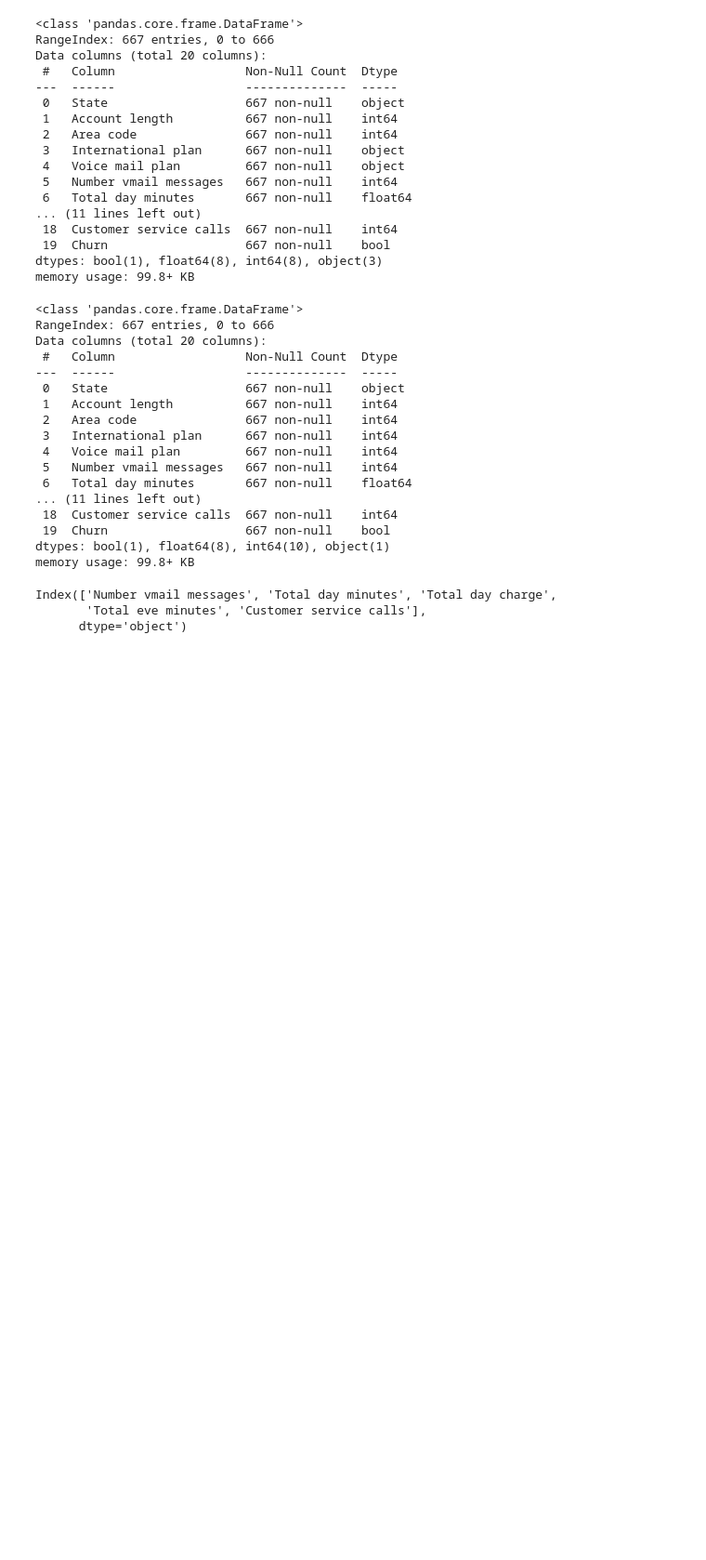
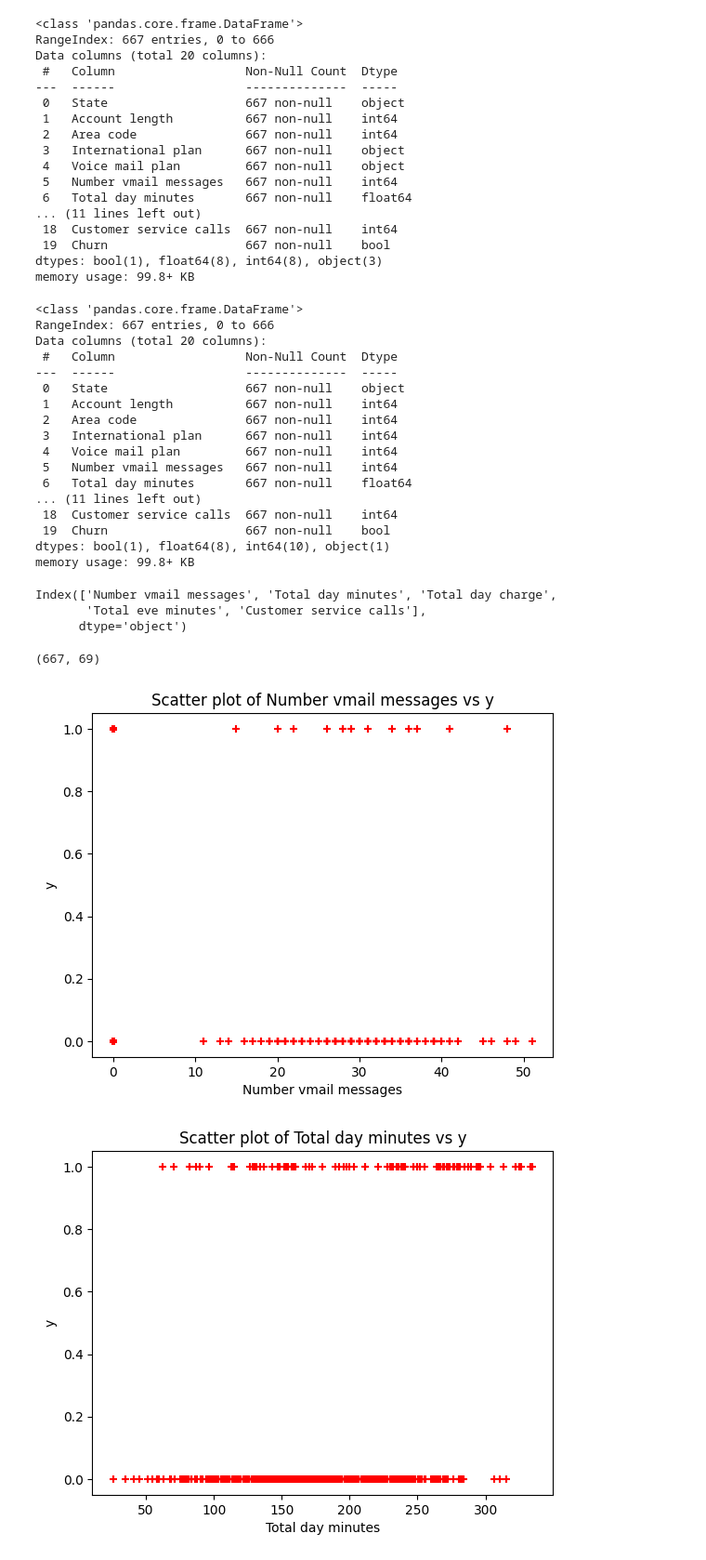
Before and after one commit to Ayomide906/MyProjects, a Jupyter notebook: Project3/logistic_regression.ipynb, the cells around one changed output. Shown at 93% size. Saved outputs shown, nothing was run; the diff lists cells and outputs as text; code cells hidden in the pictures; blank space fills up the shorter version.

Commit message:
Updated logistic regression on churn prediction

```diff
--- a/Project3/logistic_regression.ipynb
+++ b/Project3/logistic_regression.ipynb
@@ -186,3 +186,20 @@ selected_features
 Index(['Number vmail messages', 'Total day minutes', 'Total day charge',
        'Total eve minutes', 'Customer service calls'],
       dtype='object')
+# %%
+df_churn2.shape
+# %% [output]
+(667, 69)
+# %%
+df_churn3=df_churn2[selected_features]
+# %%
+for item in selected_features:
+    plt.figure()  # Create a new figure
+    plt.scatter(x=df_churn3[item], y=y, marker='+', color='red')
+    plt.title(f'Scatter plot of {item} vs y')
+    plt.xlabel(item)
+    plt.ylabel('y')
+    plt.show()
+# %% [output]
+[figure, added]
+[figure, added]
```
Also changed, not shown: parts of 10 cells of this notebook.
